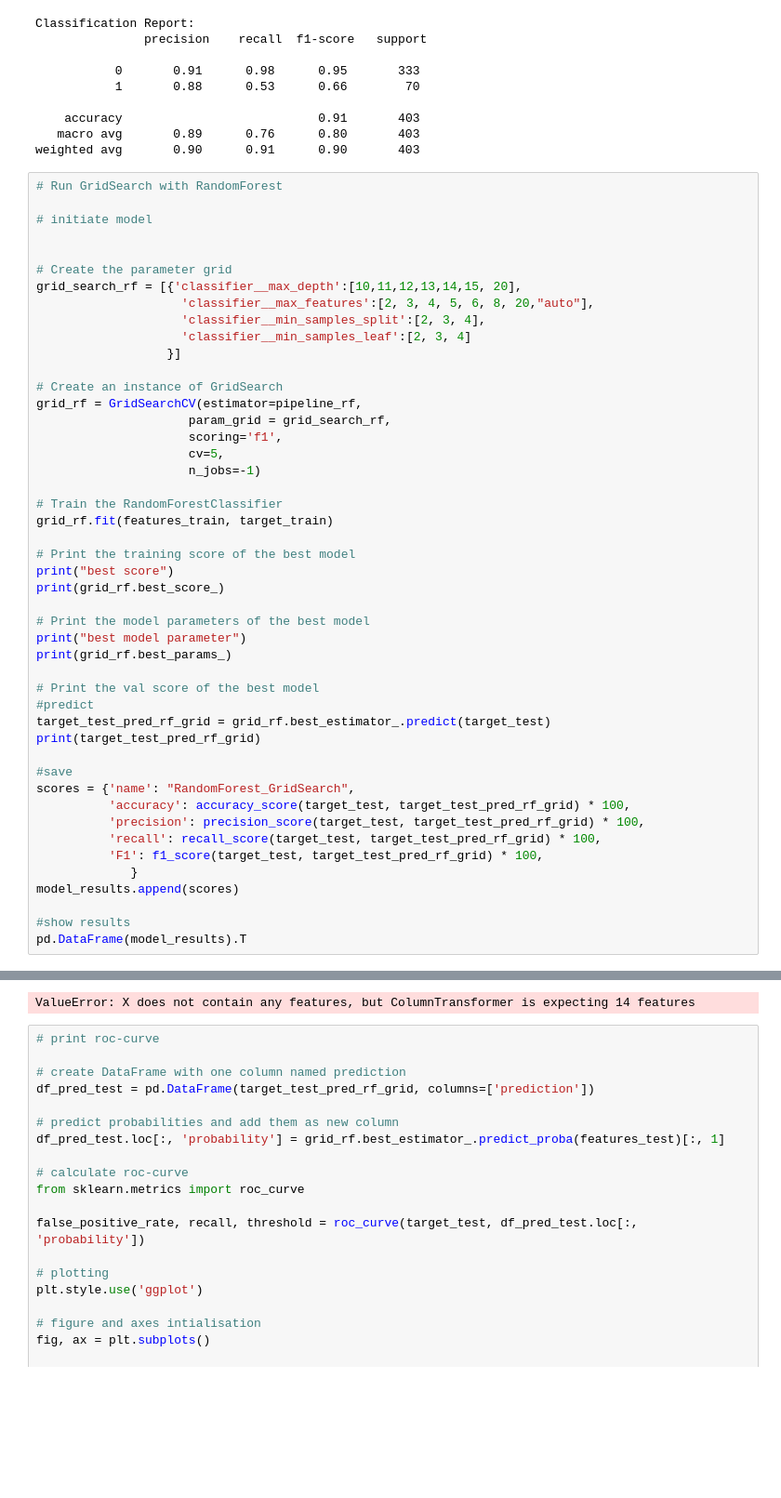
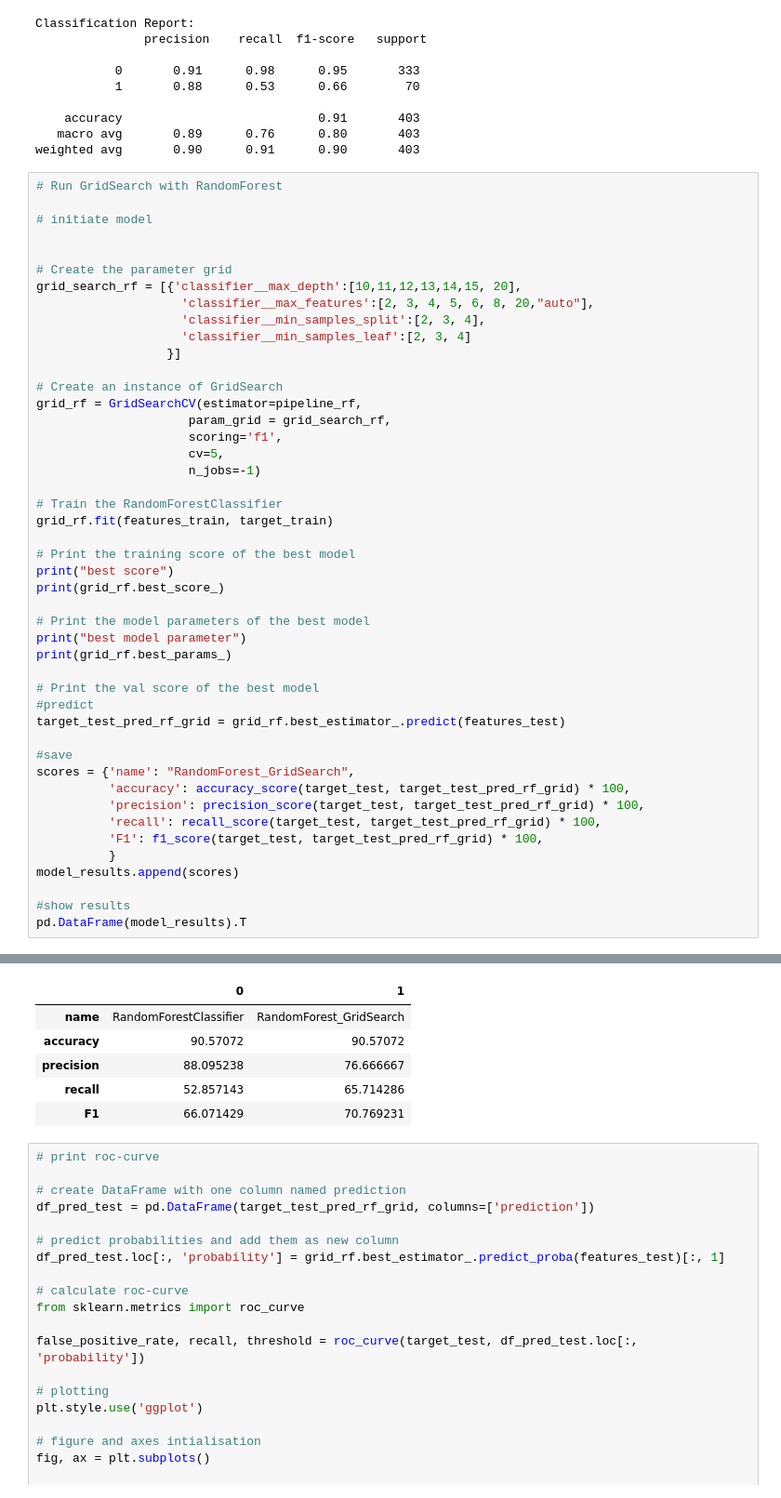
Before and after one commit to Kopy91/seer_breast_cancer, a Jupyter notebook: breast_cancer_ML.ipynb, the cells around one changed output, grey strips where cells are left out. Shown at 93% size. Saved outputs shown, nothing was run; the diff lists cells and outputs as text; blank space fills up the shorter version.

```diff
--- a/breast_cancer_ML.ipynb
+++ b/breast_cancer_ML.ipynb
@@ -304,8 +304,7 @@ print(grid_rf.best_params_)
 
 # Print the val score of the best model
 #predict
-target_test_pred_rf_grid = grid_rf.best_estimator_.predict(target_test)
-print(target_test_pred_rf_grid)
+target_test_pred_rf_grid = grid_rf.best_estimator_.predict(features_test)
 
 #save
 scores = {'name': "RandomForest_GridSearch",
@@ -313,7 +312,7 @@ scores = {'name': "RandomForest_GridSearch",
           'precision': precision_score(target_test, target_test_pred_rf_grid) * 100,
           'recall': recall_score(target_test, target_test_pred_rf_grid) * 100,
           'F1': f1_score(target_test, target_test_pred_rf_grid) * 100,
-             }
+          }
 model_results.append(scores)
 
 #show results
@@ -326,4 +336,9 @@ best model parameter
-ValueError: X does not contain any features, but ColumnTransformer is expecting 14 features
+|  | 0 | 1 |
+| name | RandomForestClassifier | RandomForest_GridSearch |
+| accuracy | 90.57072 | 90.57072 |
+| precision | 88.095238 | 76.666667 |
+| recall | 52.857143 | 65.714286 |
+| F1 | 66.071429 | 70.769231 |
 # %%
 # print roc-curve
 
```
Also changed, not shown: parts of 1 cell of this notebook.
